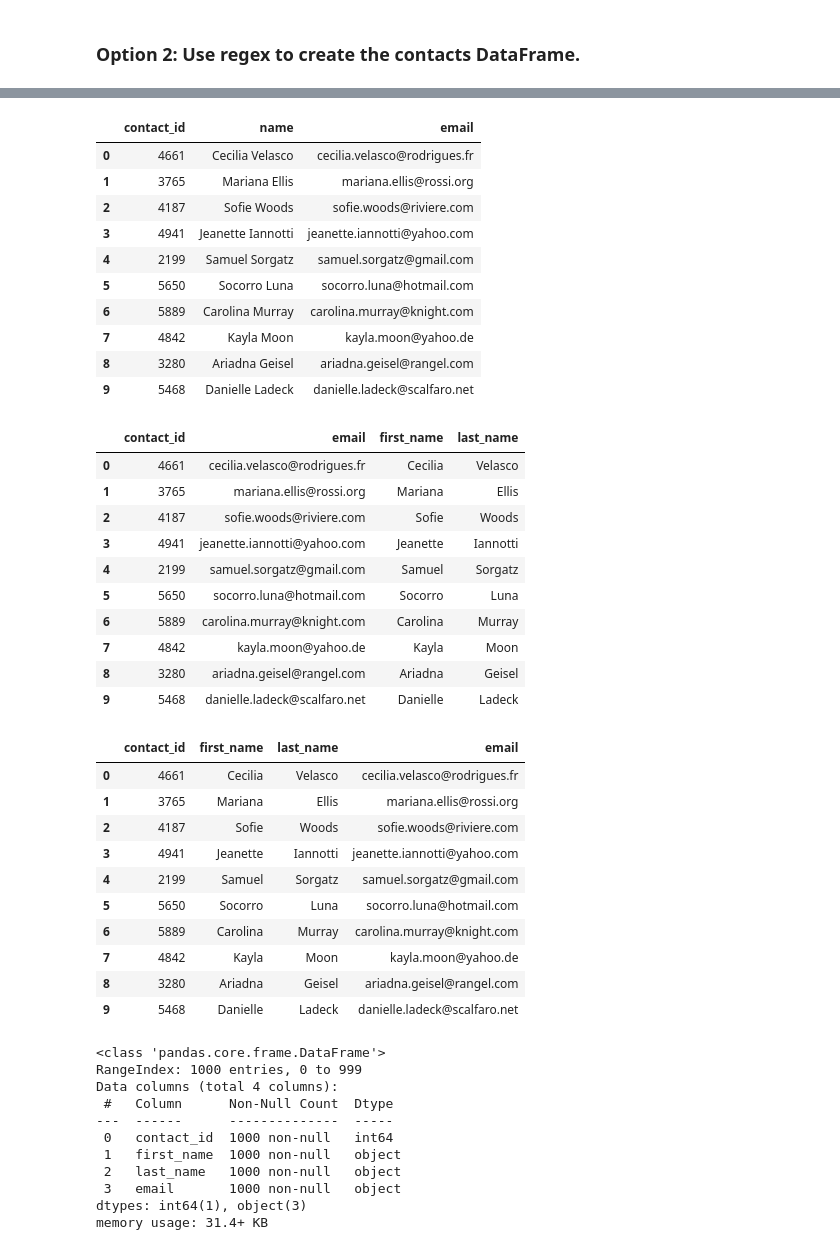
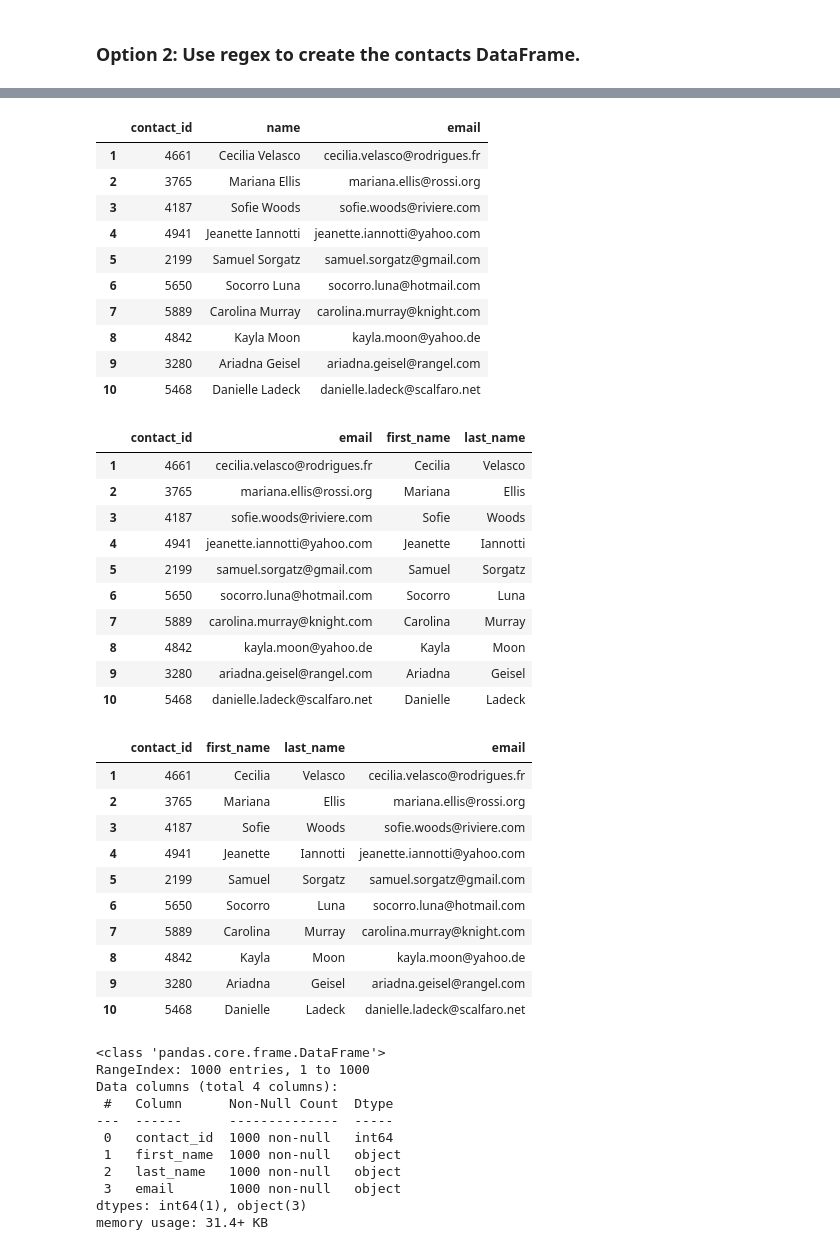
Before and after one commit to TruptiRadadiya/Crowdfunding_ETL, a Jupyter notebook: ETL_Mini_Project_TRadadiya_ZLiang_YWong_FGirnary.ipynb, the cells around one changed output, grey strips where cells are left out. Cells and saved outputs as stored; diff of their text form; code cells hidden in the pictures.

```diff
--- a/ETL_Mini_Project_TRadadiya_ZLiang_YWong_FGirnary.ipynb
+++ b/ETL_Mini_Project_TRadadiya_ZLiang_YWong_FGirnary.ipynb
@@ -421,4 +445,6 @@ contact_info_df_copy.head()
 # %%
 # Extract the four-digit contact ID number.
+contact_info_df_copy['contact_id'] = contact_info_df_copy['contact_info'].str.extract(r'(\d{4})')
+contact_info_df_copy.head()
 # %% [output]
 |  | contact_info | contact_id |
@@ -441,5 +468,7 @@ dtypes: object(2)
 memory usage: 15.8+ KB
 # %%
 # Convert the "contact_id" column to an int64 data type.
+contact_info_df_copy['contact_id'] = contact_info_df_copy['contact_id'].astype(int)
+contact_info_df_copy.info()
 # %% [output]
 <class 'pandas.core.frame.DataFrame'>
@@ -453,5 +482,7 @@ dtypes: int64(1), object(1)
 memory usage: 15.8+ KB
 # %%
 # Extract the name of the contact and add it to a new column.
+contact_info_df_copy['name'] = contact_info_df_copy['contact_info'].str.extract(r'([A-Z][a-z]+\s[A-Z][a-z]+)')
+contact_info_df_copy.head(10)
 # %% [output]
 |  | contact_info | contact_id | name |
@@ -468,4 +499,6 @@ memory usage: 15.8+ KB
 # %%
 # Extract the email from the contacts and add the values to a new column.
+contact_info_df_copy['email'] = contact_info_df_copy['contact_info'].str.extract(r'([a-z]+.[a-z]+@[a-z]+.[a-z]+)')
+contact_info_df_copy.head(10)
 # %% [output]
 |  | contact_info | contact_id | name | email |
@@ -482,53 +515,60 @@ memory usage: 15.8+ KB
 # %%
 # Create a copy of the contact_info_df with the 'contact_id', 'name', 'email' columns.
+contact_info_df_copy = contact_info_df_copy[['contact_id', 'name', 'email']]
+contact_info_df_copy.head(10)
 # %% [output]
 |  | contact_id | name | email |
-| 0 | 4661 | Cecilia Velasco | cecilia.velasco@rodrigues.fr |
-| 1 | 3765 | Mariana Ellis | mariana.ellis@rossi.org |
-| 2 | 4187 | Sofie Woods | sofie.woods@riviere.com |
-| 3 | 4941 | Jeanette Iannotti | jeanette.iannotti@yahoo.com |
-| 4 | 2199 | Samuel Sorgatz | samuel.sorgatz@gmail.com |
-| 5 | 5650 | Socorro Luna | socorro.luna@hotmail.com |
-| 6 | 5889 | Carolina Murray | carolina.murray@knight.com |
-| 7 | 4842 | Kayla Moon | kayla.moon@yahoo.de |
-| 8 | 3280 | Ariadna Geisel | ariadna.geisel@rangel.com |
-| 9 | 5468 | Danielle Ladeck | danielle.ladeck@scalfaro.net |
+| 1 | 4661 | Cecilia Velasco | cecilia.velasco@rodrigues.fr |
+| 2 | 3765 | Mariana Ellis | mariana.ellis@rossi.org |
+| 3 | 4187 | Sofie Woods | sofie.woods@riviere.com |
+| 4 | 4941 | Jeanette Iannotti | jeanette.iannotti@yahoo.com |
+| 5 | 2199 | Samuel Sorgatz | samuel.sorgatz@gmail.com |
+| 6 | 5650 | Socorro Luna | socorro.luna@hotmail.com |
+| 7 | 5889 | Carolina Murray | carolina.murray@knight.com |
+| 8 | 4842 | Kayla Moon | kayla.moon@yahoo.de |
+| 9 | 3280 | Ariadna Geisel | ariadna.geisel@rangel.com |
+| 10 | 5468 | Danielle Ladeck | danielle.ladeck@scalfaro.net |
 # %%
 # Create a "first"name" and "last_name" column with the first and last names from the "name" column.
-
+contact_info_df_copy[['first_name', 'last_name']] = contact_info_df_copy['name'].str.split(' ', n=1, expand=True)
 
 # Drop the contact_name column
+contacts_df_clean = contact_info_df_copy.drop('name', axis=1)
+contacts_df_clean.head(10)
 # %% [output]
 |  | contact_id | email | first_name | last_name |
-| 0 | 4661 | cecilia.velasco@rodrigues.fr | Cecilia | Velasco |
-| 1 | 3765 | mariana.ellis@rossi.org | Mariana | Ellis |
-| 2 | 4187 | sofie.woods@riviere.com | Sofie | Woods |
-| 3 | 4941 | jeanette.iannotti@yahoo.com | Jeanette | Iannotti |
-| 4 | 2199 | samuel.sorgatz@gmail.com | Samuel | Sorgatz |
-| 5 | 5650 | socorro.luna@hotmail.com | Socorro | Luna |
-| 6 | 5889 | carolina.murray@knight.com | Carolina | Murray |
-| 7 | 4842 | kayla.moon@yahoo.de | Kayla | Moon |
-| 8 | 3280 | ariadna.geisel@rangel.com | Ariadna | Geisel |
-| 9 | 5468 | danielle.ladeck@scalfaro.net | Danielle | Ladeck |
+| 1 | 4661 | cecilia.velasco@rodrigues.fr | Cecilia | Velasco |
+| 2 | 3765 | mariana.ellis@rossi.org | Mariana | Ellis |
+| 3 | 4187 | sofie.woods@riviere.com | Sofie | Woods |
+| 4 | 4941 | jeanette.iannotti@yahoo.com | Jeanette | Iannotti |
+| 5 | 2199 | samuel.sorgatz@gmail.com | Samuel | Sorgatz |
+| 6 | 5650 | socorro.luna@hotmail.com | Socorro | Luna |
+| 7 | 5889 | carolina.murray@knight.com | Carolina | Murray |
+| 8 | 4842 | kayla.moon@yahoo.de | Kayla | Moon |
+| 9 | 3280 | ariadna.geisel@rangel.com | Ariadna | Geisel |
+| 10 | 5468 | danielle.ladeck@scalfaro.net | Danielle | Ladeck |
 # %%
 # Reorder the columns
+contacts_df_clean = contacts_df_clean[['contact_id', 'first_name', 'last_name', 'email']]
+contacts_df_clean.head(10)
 # %% [output]
 |  | contact_id | first_name | last_name | email |
-| 0 | 4661 | Cecilia | Velasco | cecilia.velasco@rodrigues.fr |
-| 1 | 3765 | Mariana | Ellis | mariana.ellis@rossi.org |
-| 2 | 4187 | Sofie | Woods | sofie.woods@riviere.com |
-| 3 | 4941 | Jeanette | Iannotti | jeanette.iannotti@yahoo.com |
-| 4 | 2199 | Samuel | Sorgatz | samuel.sorgatz@gmail.com |
-| 5 | 5650 | Socorro | Luna | socorro.luna@hotmail.com |
-| 6 | 5889 | Carolina | Murray | carolina.murray@knight.com |
-| 7 | 4842 | Kayla | Moon | kayla.moon@yahoo.de |
-| 8 | 3280 | Ariadna | Geisel | ariadna.geisel@rangel.com |
-| 9 | 5468 | Danielle | Ladeck | danielle.ladeck@scalfaro.net |
+| 1 | 4661 | Cecilia | Velasco | cecilia.velasco@rodrigues.fr |
+| 2 | 3765 | Mariana | Ellis | mariana.ellis@rossi.org |
+| 3 | 4187 | Sofie | Woods | sofie.woods@riviere.com |
+| 4 | 4941 | Jeanette | Iannotti | jeanette.iannotti@yahoo.com |
+| 5 | 2199 | Samuel | Sorgatz | samuel.sorgatz@gmail.com |
+| 6 | 5650 | Socorro | Luna | socorro.luna@hotmail.com |
+| 7 | 5889 | Carolina | Murray | carolina.murray@knight.com |
+| 8 | 4842 | Kayla | Moon | kayla.moon@yahoo.de |
+| 9 | 3280 | Ariadna | Geisel | ariadna.geisel@rangel.com |
+| 10 | 5468 | Danielle | Ladeck | danielle.ladeck@scalfaro.net |
 # %%
 # Check the datatypes one more time before exporting as CSV file.
+contacts_df_clean.info()
 # %% [output]
 <class 'pandas.core.frame.DataFrame'>
-RangeIndex: 1000 entries, 0 to 999
+RangeIndex: 1000 entries, 1 to 1000
 Data columns (total 4 columns):
  #   Column      Non-Null Count  Dtype
 ---  ------      --------------  -----
```
Also changed, not shown: parts of 16 cells of this notebook, 2 other files.
